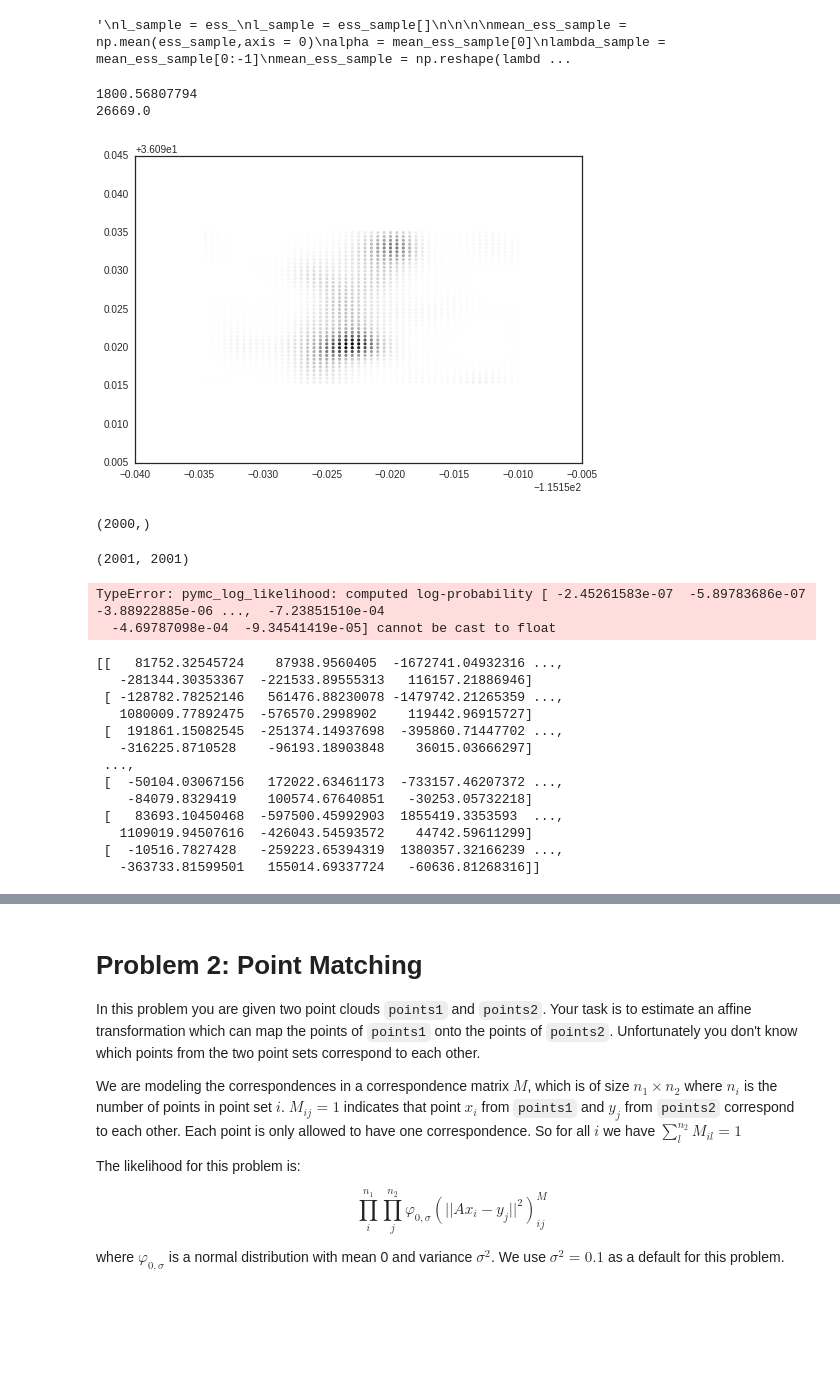
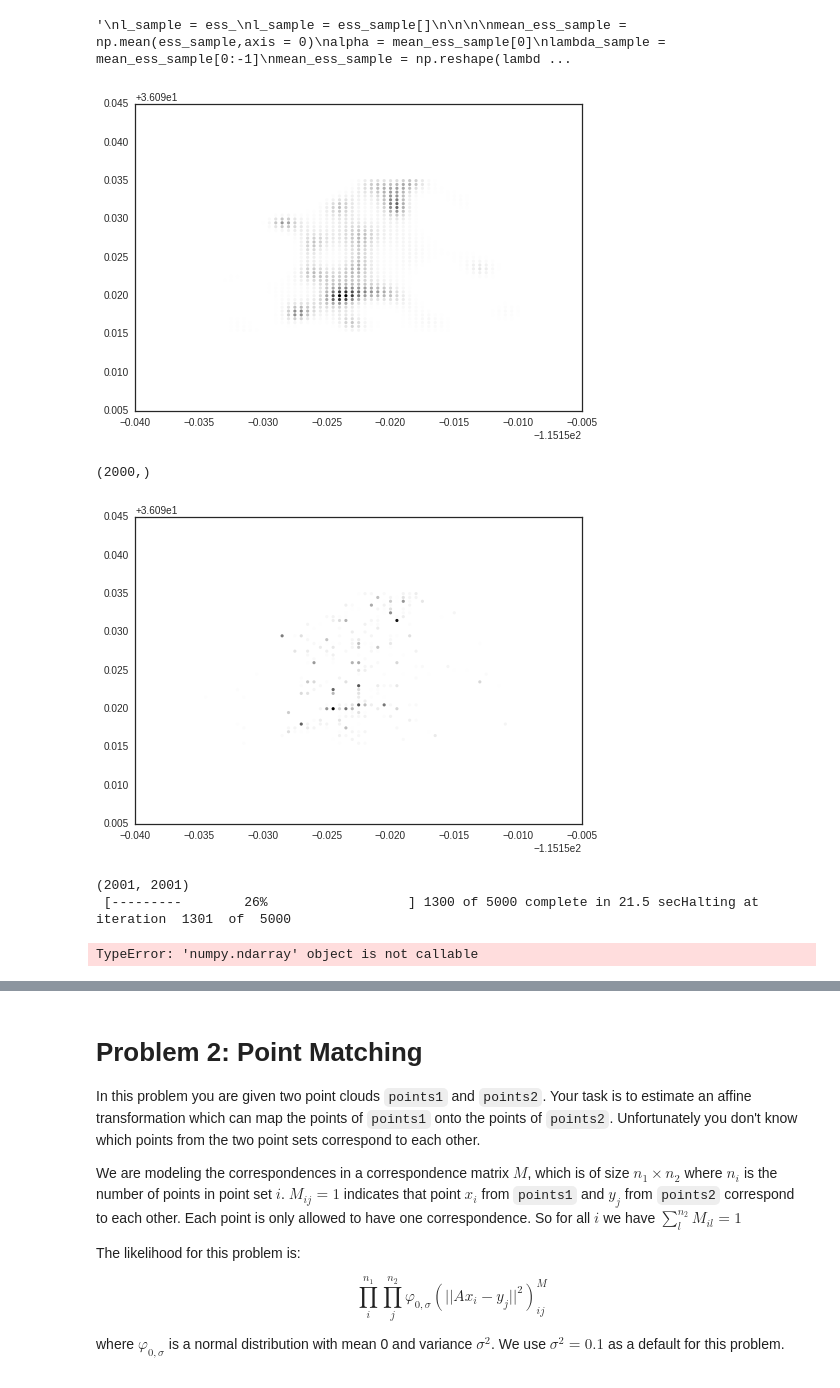
Before and after one commit to kevinchen1000/2016, a Jupyter notebook: Homework/AM207_yufengkevinchen_HW4.ipynb, the cells around one changed output, grey strips where cells are left out. Cells and saved outputs as stored; diff of their text form; code cells hidden in the pictures; blank space fills up the shorter version.

```diff
--- a/Homework/AM207_yufengkevinchen_HW4.ipynb
+++ b/Homework/AM207_yufengkevinchen_HW4.ipynb
@@ -276,7 +276,7 @@ for i in range(1,M+1):
 #Y=np.array([0,1,2])
 #M=3
 #sample using elliptical slice sampler
-N_mcmc = 1000
+N_mcmc = 50000
 N_dim = M+1
 burn_in = 10
 ess_sample = ess(Y,Sigma,log_likelihood,N_mcmc,burn_in,N_dim)
@@ -304,25 +304,27 @@ running elliptical slice sampling...
 # %%
 #plot solution from ess sampling
 #print ess_sample.shape
 l_sample = np.zeros((ess_sample.shape[0],ess_sample.shape[1]-1),dtype='float')
 for i in range(ess_sample.shape[0]-1):
     l_sample[i,:] = np.exp(ess_sample[i,1:]+ess_sample[i,0])
 
 #print l_sample.shape
 
-l_sample_mean = np.mean(l_sample,axis=0)
+l_sample_mean = np.mean(l_sample[-10000:,:],axis=0)
 #plt.plot(ess_sample[:,0])
-print np.max(l_sample_mean*w**2)
-print np.max(Y)
+#print np.max(l_sample_mean*w**2)
+#print np.max(Y)
 plot_checkins(l_sample_mean)
 
 print l_sample_mean.shape
 #print mean_l_sample
+
+fig2 = plt.figure()
+plot_checkins(Y)
 # %% [output]
+[figure, new version]
-1800.56807794
-26669.0
+(2000,)
-[figure, old version]
-(2000,)
+[figure, added]
 # %%
 #sample posterior from pymc
 
@@ -354,6 +356,7 @@ Z = pm.MvNormalChol('Z',mu = np.zeros(M),sig = Sigma[1:,1:])
 
 #?pm.poisson_like
 
+
 @pm.observed
 def pymc_log_likelihood(value = Y, a =alpha, z = Z, width = w):
     log_prob = np.zeros(M,dtype ='float')
@@ -363,28 +366,37 @@ def pymc_log_likelihood(value = Y, a =alpha, z = Z, width = w):
         log_prob[i] += pm.poisson_like(Y[i],(np.exp(a+z[i])*width**2))
 
 
-    return log_prob
+    return np.sum(log_prob)
 
 model = pm.Model([alpha,Z,pymc_log_likelihood])
 p_mcmc = pm.MCMC(model)
 p_mcmc.sample(iter = 5000, burn = 100, thin = 10)
+'''
+@pm.observed
+def pymc_log_likelihood(ind = 0, value = Y, a =alpha, z = Z, width = w):
+    #log_prob = np.zeros(M,dtype ='float')
+
+    #for i in range(M):
+    #print a, z[i]
+    log_prob = pm.poisson_like(Y[ind],(np.exp(a+z[ind])*width**2))
+
+
+    return log_prob
+
+num_iter = 5000
+pymc_sample_l = np.zeros((num_iter,M),dtype = 'float')
+
+model = pm.Model([alpha,Z,pymc_log_likelihood])
+p_mcmc = pm.MCMC(model)
+p_mcmc.sample(iter = num_iter, burn = 100, thin = 10)
+
+for i in range(M):
+    model = pm.Model([alpha,Z,pymc_log_likelihood(i)])
+    p_mcmc = pm.MCMC(model)
+    p_mcmc.sample(iter = num_iter, burn = 100, thin = 10)
+    pymc_sample_l[:,i] = np.exp(alpha.trace() + Z.trace()[:,i])
+'''
 # %% [output]
 (2001, 2001)
+ [---------        26%                  ] 1300 of 5000 complete in 21.5 secHalting at iteration  1301  of  5000
-TypeError: pymc_log_likelihood: computed log-probability [ -2.45261583e-07  -5.89783686e-07  -3.88922885e-06 ...,  -7.23851510e-04
-  -4.69787098e-04  -9.34541419e-05] cannot be cast to float
+TypeError: 'numpy.ndarray' object is not callable
-# %%
-print Z.trace()
-# %% [output]
-[[   81752.32545724    87938.9560405  -1672741.04932316 ...,
-   -281344.30353367  -221533.89555313   116157.21886946]
- [ -128782.78252146   561476.88230078 -1479742.21265359 ...,
-   1080009.77892475  -576570.2998902    119442.96915727]
- [  191861.15082545  -251374.14937698  -395860.71447702 ...,
-   -316225.8710528    -96193.18903848    36015.03666297]
- ...,
- [  -50104.03067156   172022.63461173  -733157.46207372 ...,
-    -84079.8329419    100574.67640851   -30253.05732218]
- [   83693.10450468  -597500.45992903  1855419.3353593  ...,
-   1109019.94507616  -426043.54593572    44742.59611299]
- [  -10516.7827428   -259223.65394319  1380357.32166239 ...,
-   -363733.81599501   155014.69337724   -60636.81268316]]
```
Also changed, not shown: parts of 2 cells of this notebook.
